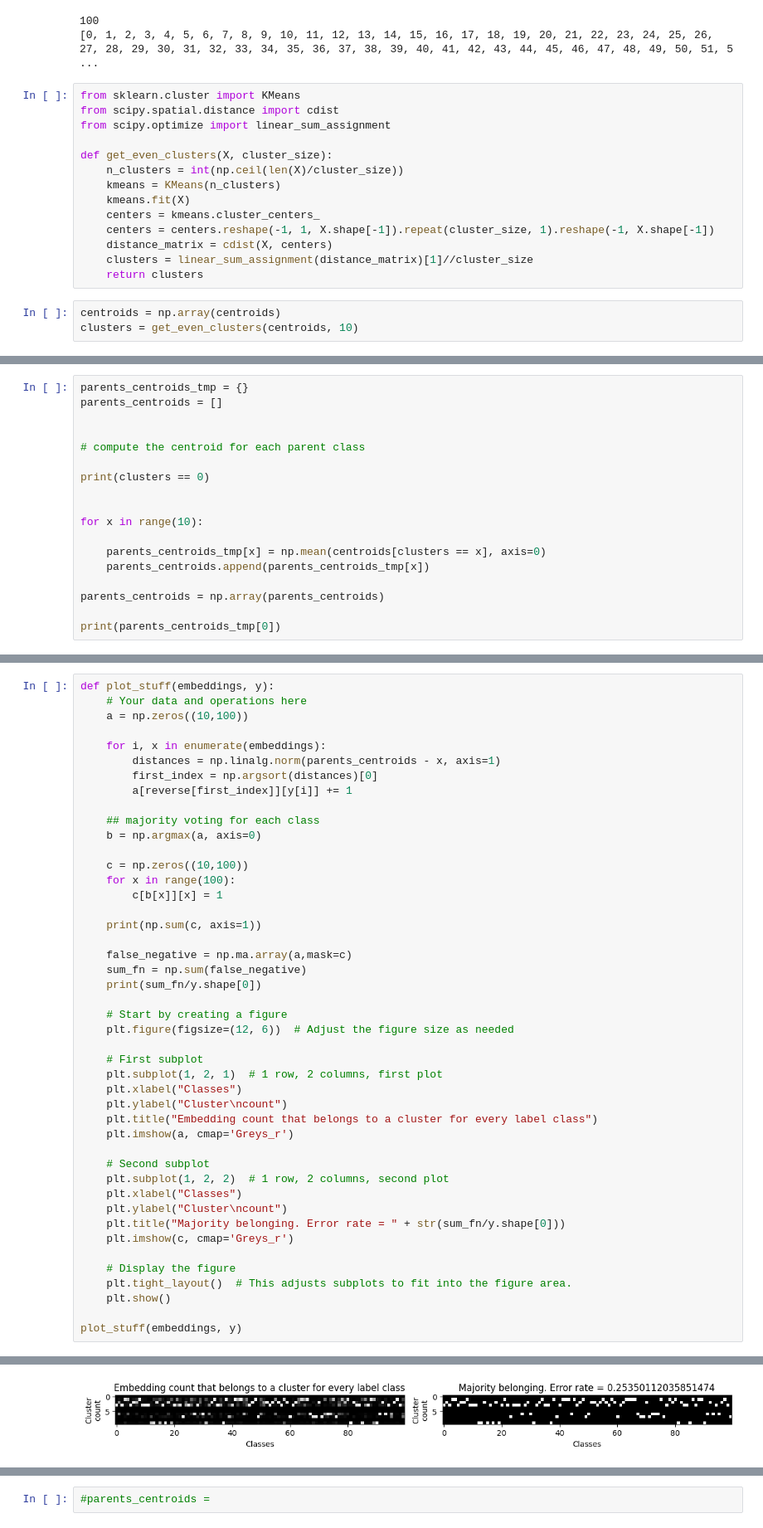
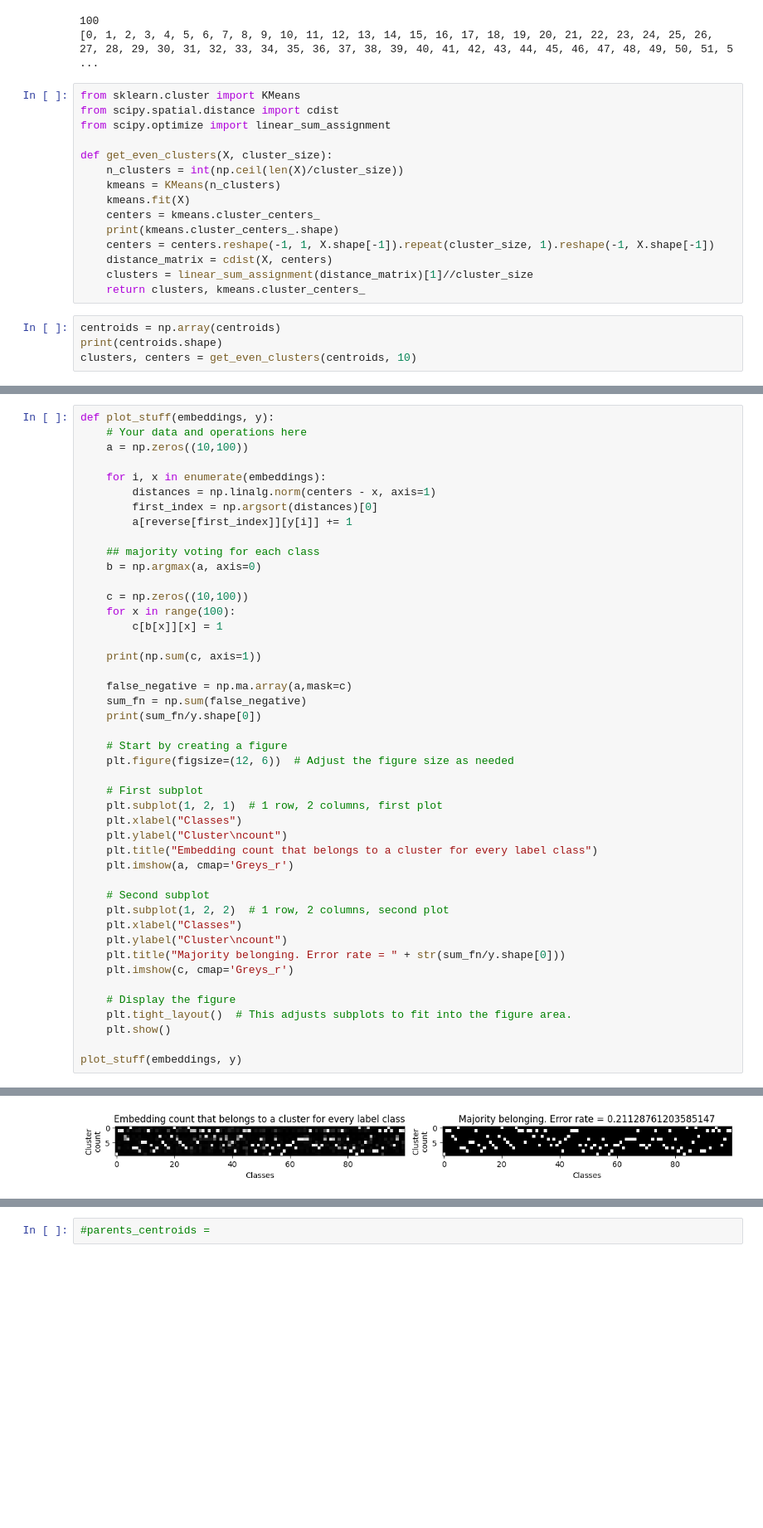
Before and after one commit to master-mbzuai/AI701, a Jupyter notebook: code/exploration/analysisfinal.ipynb, the cells around one changed output, grey strips where cells are left out. Shown: that part at 83% size. Saved outputs shown, nothing was run; the diff lists cells and outputs as text; blank space fills up the shorter version.

```diff
--- a/code/exploration/analysisfinal.ipynb
+++ b/code/exploration/analysisfinal.ipynb
@@ -36,10 +36,12 @@ def get_even_clusters(X, cluster_size):
     kmeans = KMeans(n_clusters)
     kmeans.fit(X)
     centers = kmeans.cluster_centers_
+    print(kmeans.cluster_centers_.shape)
     centers = centers.reshape(-1, 1, X.shape[-1]).repeat(cluster_size, 1).reshape(-1, X.shape[-1])
     distance_matrix = cdist(X, centers)
     clusters = linear_sum_assignment(distance_matrix)[1]//cluster_size
-    return clusters
+    return clusters, kmeans.cluster_centers_
 # %%
 centroids = np.array(centroids)
-clusters = get_even_clusters(centroids, 10)
+print(centroids.shape)
+clusters, centers = get_even_clusters(centroids, 10)
@@ -64,18 +73,0 @@ print(reverse)
-# %%
-parents_centroids_tmp = {}
-parents_centroids = []
-
-
-# compute the centroid for each parent class
-
-print(clusters == 0)
-
-
-for x in range(10):
-
-    parents_centroids_tmp[x] = np.mean(centroids[clusters == x], axis=0)
-    parents_centroids.append(parents_centroids_tmp[x])
-
-parents_centroids = np.array(parents_centroids)
-
-print(parents_centroids_tmp[0])
@@ -103,7 +77,7 @@ def plot_stuff(embeddings, y):
     a = np.zeros((10,100))
 
     for i, x in enumerate(embeddings):
-        distances = np.linalg.norm(parents_centroids - x, axis=1)
+        distances = np.linalg.norm(centers - x, axis=1)
         first_index = np.argsort(distances)[0]
         a[reverse[first_index]][y[i]] += 1
 
@@ -148,4 +122,4 @@ plot_stuff(embeddings, y)
-[figure, old version]
+[figure, new version]
 # %%
 with open('embeddings_all_l0.9_test.pkl', 'rb') as file:
     data = pickle.load(file)
```
Also changed, not shown: parts of 9 cells of this notebook, 35 other files.
